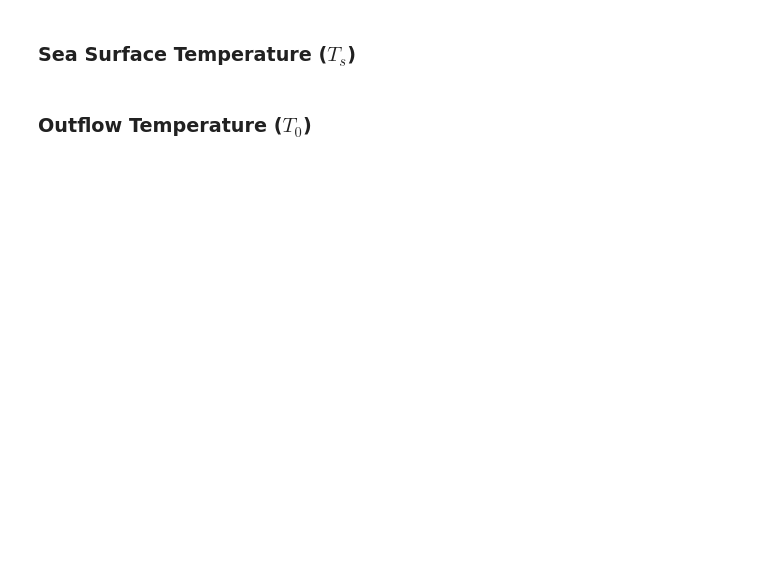
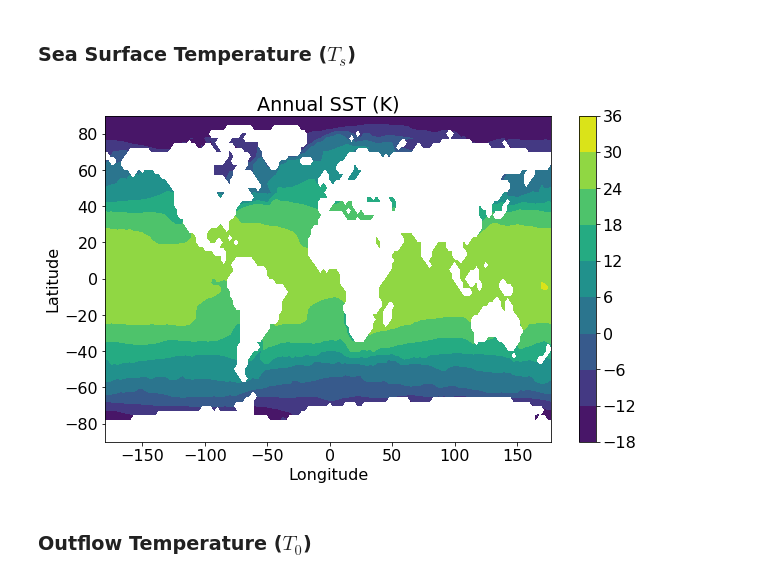
Before and after one commit to dgilford/tcpyPI, a Jupyter notebook: sample_output_analyses.ipynb, the cells around one changed output. Cells and saved outputs as stored; diff of their text form; code cells hidden in the pictures; blank space fills up the shorter version.

```diff
--- a/sample_output_analyses.ipynb
+++ b/sample_output_analyses.ipynb
@@ -130,4 +214,14 @@ We decompose each term in this equation by...
 # %% [markdown]
 ### Sea Surface Temperature ($T_{s}$)
+# %%
+plt.figure(figsize=(10,6))
+plt.contourf(pi_ds.lon,pi_ds.lat,ds.sst.mean(dim=['month']))
+plt.xlabel(ds.lon.standard_name)
+plt.ylabel(ds.lat.standard_name)
+plt.title('Annual SST (K)')
+plt.colorbar()
+plt.show()
+# %% [output]
+[figure, added]
 # %% [markdown]
 ### Outflow Temperature ($T_0$)
```
Also changed, not shown: parts of 17 cells of this notebook.
